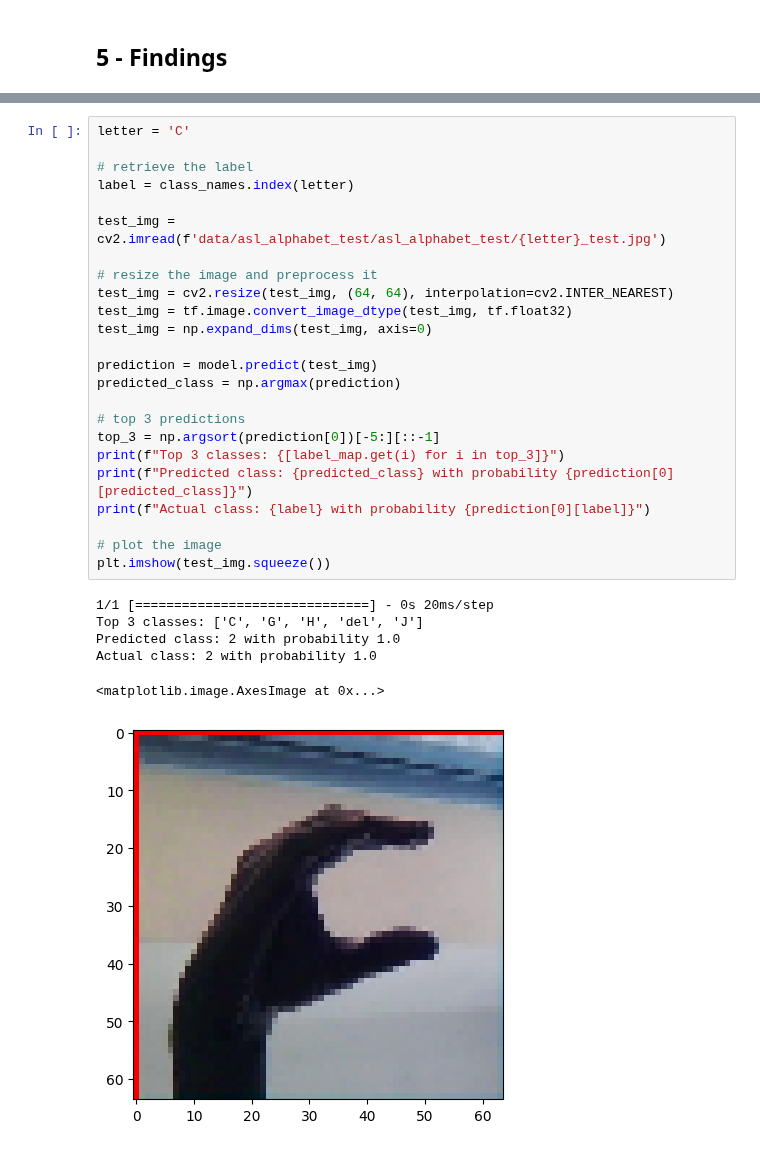
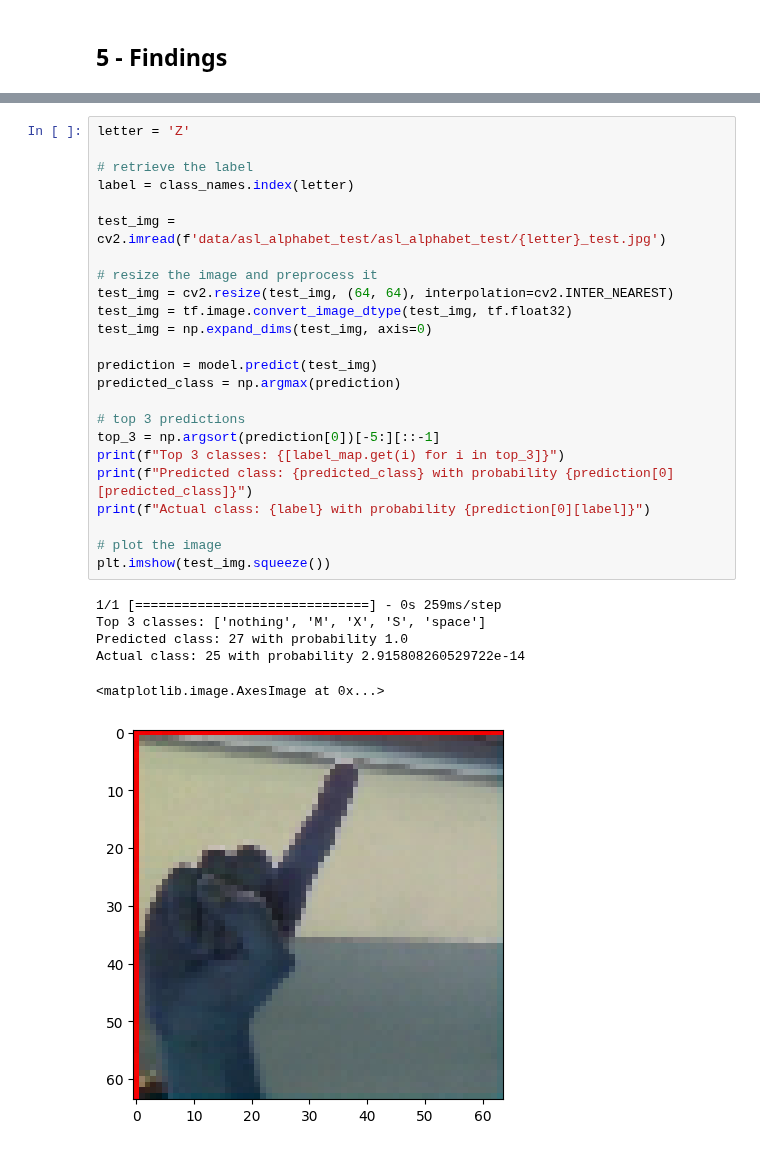
Before and after one commit to Joeshmoe03/ASL-classification, a Jupyter notebook: end_to_end.ipynb, the cells around one changed output, grey strips where cells are left out. Cells and saved outputs as stored; diff of their text form.

```diff
--- a/end_to_end.ipynb
+++ b/end_to_end.ipynb
@@ -506,31 +491,31 @@ images, labels = next(iter(test_dataset))
 # %%
-letter = 'C'
+letter = 'Z'
 
 # retrieve the label
 label = class_names.index(letter)
 
 test_img = cv2.imread(f'data/asl_alphabet_test/asl_alphabet_test/{letter}_test.jpg')
 
 # resize the image and preprocess it
 test_img = cv2.resize(test_img, (64, 64), interpolation=cv2.INTER_NEAREST)
 test_img = tf.image.convert_image_dtype(test_img, tf.float32)
 test_img = np.expand_dims(test_img, axis=0)
 
 prediction = model.predict(test_img)
 predicted_class = np.argmax(prediction)
 
 # top 3 predictions
 top_3 = np.argsort(prediction[0])[-5:][::-1]
 print(f"Top 3 classes: {[label_map.get(i) for i in top_3]}")
 print(f"Predicted class: {predicted_class} with probability {prediction[0][predicted_class]}")
 print(f"Actual class: {label} with probability {prediction[0][label]}")
 
 # plot the image
 plt.imshow(test_img.squeeze())
 # %% [output]
-1/1 [==============================] - 0s 20ms/step
-Top 3 classes: ['C', 'G', 'H', 'del', 'J']
-Predicted class: 2 with probability 1.0
-Actual class: 2 with probability 1.0
+1/1 [==============================] - 0s 259ms/step
+Top 3 classes: ['nothing', 'M', 'X', 'S', 'space']
+Predicted class: 27 with probability 1.0
+Actual class: 25 with probability 2.915808260529722e-14
 <matplotlib.image.AxesImage at 0x...>
-[figure, old version]
+[figure, new version]
```
Also changed, not shown: parts of 14 cells of this notebook, 7 other files.
